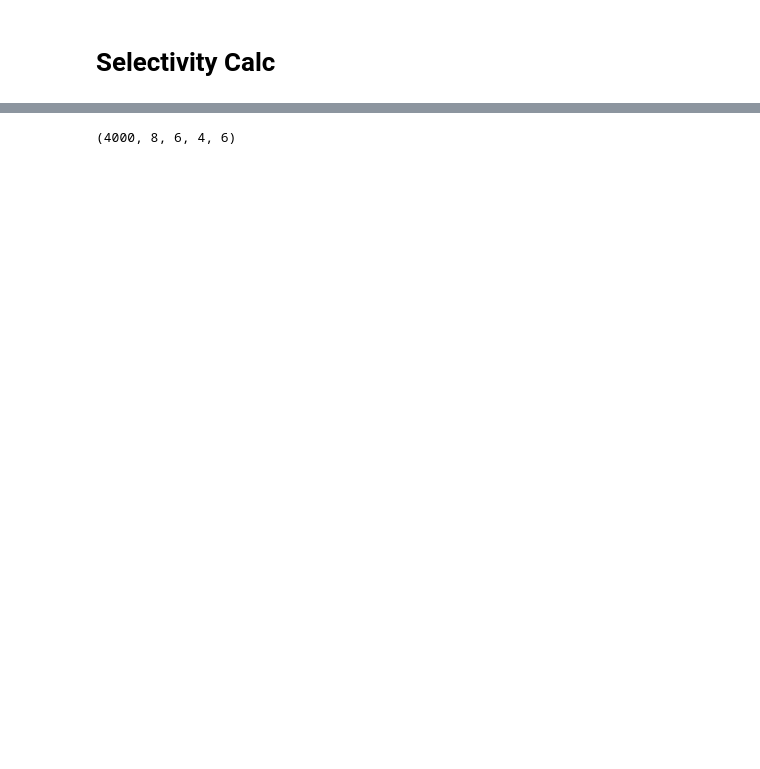
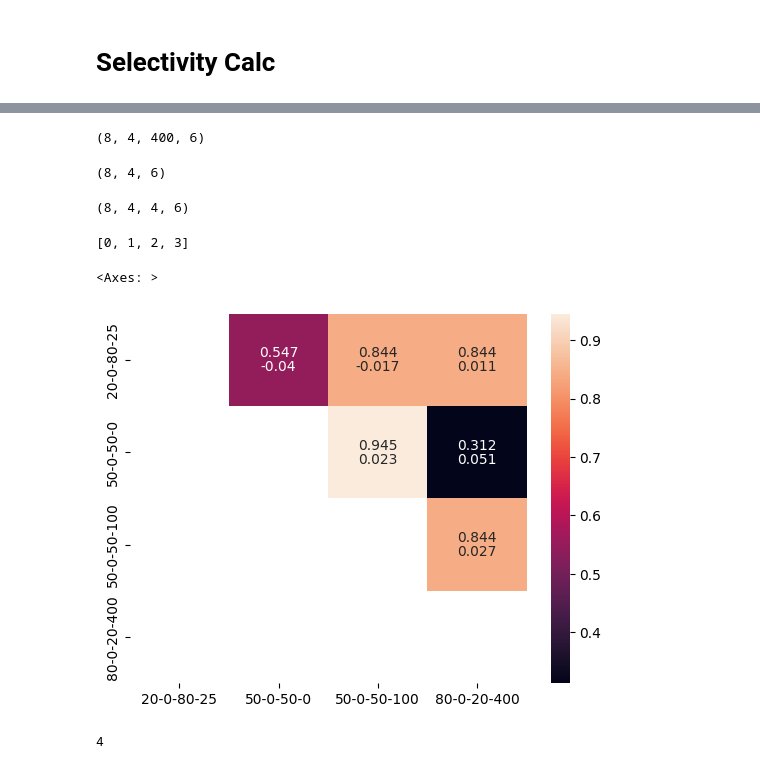
Before and after one commit to hbmep/rat-mapping, a Jupyter notebook: notebooks/J_SHAP/nov_selectivity.ipynb, the cells around one changed output, grey strips where cells are left out. Cells and saved outputs as stored; diff of their text form; code cells hidden in the pictures; blank space fills up the shorter version.

```diff
--- a/notebooks/J_SHAP/nov_selectivity.ipynb
+++ b/notebooks/J_SHAP/nov_selectivity.ipynb
@@ -148,4 +172,47 @@ norm_x.shape
+# %%
+auc = np.trapz(y=entropy[...], x=np.linspace(0, MAX_THRESHOLD_CONST, NUM_THRESHOLD_POINTS), axis=-1)
+auc.shape
+# %% [output]
+(8, 4, 400, 6)
+# %%
+auc = auc.mean(axis=(2))
+auc.shape
+# %% [output]
+(8, 4, 6)
+# %%
+mat = auc[:, :, None,:] - auc[:,None, :, :]
 # %%
-a.shape
+mat.shape
 # %% [output]
-(4000, 8, 6, 4, 6)
+(8, 4, 4, 6)
+# %%
+mat = mat.mean(axis=3)
+# %%
+encoder_dict
+# %% [output]
+[0, 1, 2, 3]
+# %%
+labels = encoder_dict['compound_charge_params'].inverse_transform(charges)
+pvalues = []
+for i in range(len(labels)):
+    for i2 in range(len(labels)):
+        if i==i2:
+            pvalues.append(1)
+            continue
+        temp_p = stats.wilcoxon(mat[:, i,i2], axis=0).pvalue
+        pvalues.append(temp_p)
+
+pvalues = np.array(pvalues)
+pvalues = pvalues.reshape(len(labels), len(labels))
+
+mask = np.tril(np.ones_like(pvalues), k=0).astype(bool)
+sns.heatmap(pvalues, xticklabels=labels, yticklabels=labels, mask = mask, annot=False)
+sns.heatmap(pvalues, xticklabels=labels, yticklabels=labels, mask = mask,annot=np.round(mat.mean(axis=0).data, 3), annot_kws={'va':'top'}, fmt="", cbar=False)
+sns.heatmap(pvalues, xticklabels=labels, yticklabels=labels, mask = mask,annot=np.round(pvalues, 3), annot_kws={'va':'bottom'}, fmt="", cbar=False)
+# %% [output]
+<Axes: >
+[figure, added]
+# %%
+len(labels)
+# %% [output]
+4
```
Also changed, not shown: parts of 12 cells of this notebook, 4 other files.
